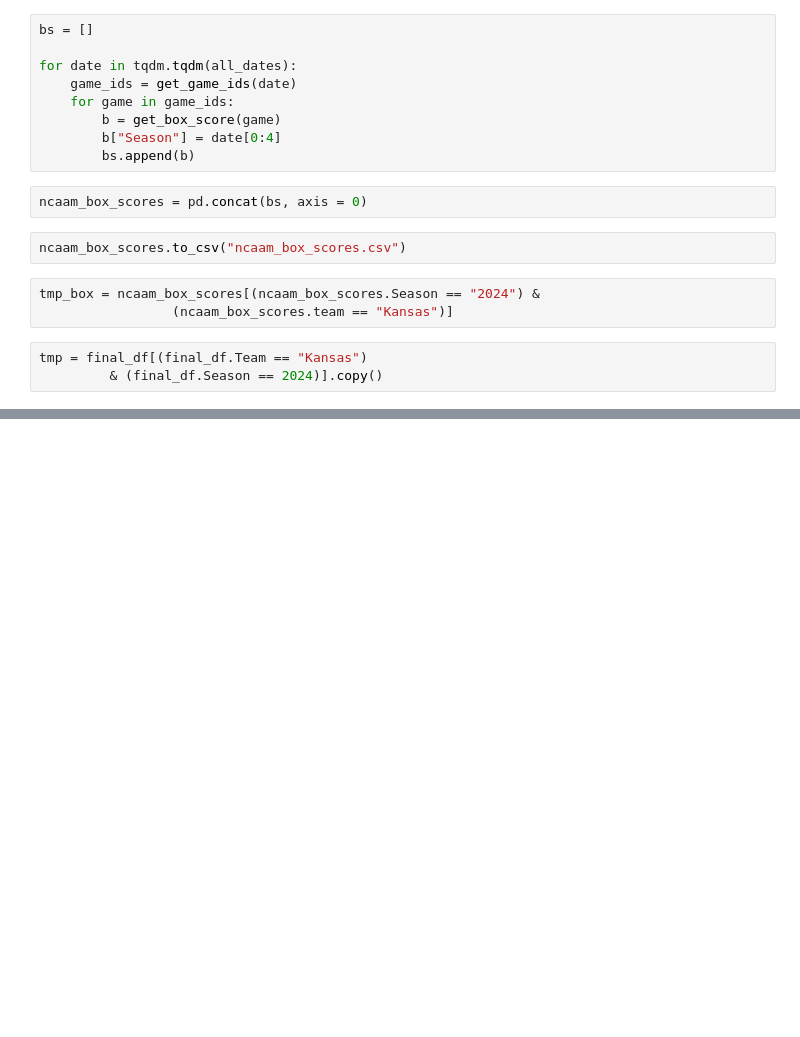
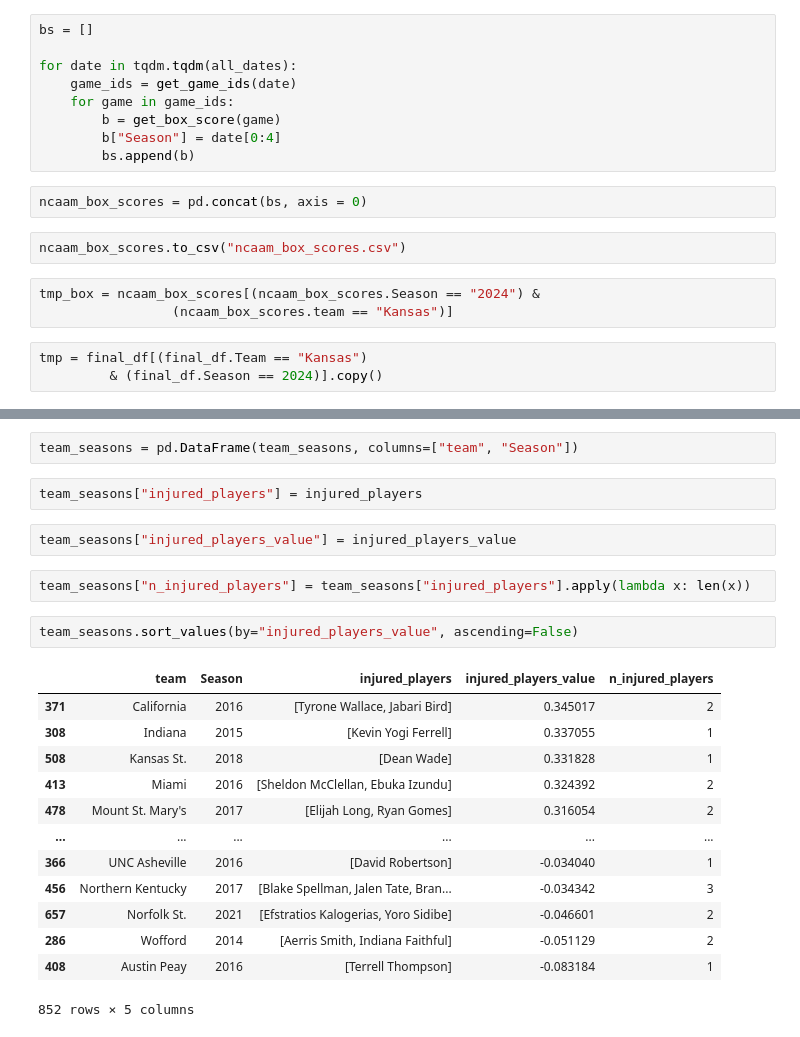
Before and after one commit to skydale23/kaggle-ncaam, a Jupyter notebook: 2025_model/development_notebooks/scrape_torvik.ipynb, the cells around one changed output, grey strips where cells are left out. Drawn from its saved outputs; the diff is of its cells as text; blank space fills up the shorter version.

Commit message:
finish injury data scraping

```diff
--- a/2025_model/development_notebooks/scrape_torvik.ipynb
+++ b/2025_model/development_notebooks/scrape_torvik.ipynb
@@ -353,0 +402,24 @@ print(players_with_high_distance)
+# %%
+team_seasons = pd.DataFrame(team_seasons, columns=["team", "Season"])
+# %%
+team_seasons["injured_players"] = injured_players
+# %%
+team_seasons["injured_players_value"] = injured_players_value
+# %%
+team_seasons["n_injured_players"] = team_seasons["injured_players"].apply(lambda x: len(x))
+# %%
+team_seasons.sort_values(by="injured_players_value", ascending=False)
+# %% [output]
+|  | team | Season | injured_players | injured_players_value | n_injured_players |
+| 371 | California | 2016 | [Tyrone Wallace, Jabari Bird] | 0.345017 | 2 |
+| 308 | Indiana | 2015 | [Kevin Yogi Ferrell] | 0.337055 | 1 |
+| 508 | Kansas St. | 2018 | [Dean Wade] | 0.331828 | 1 |
+| 413 | Miami | 2016 | [Sheldon McClellan, Ebuka Izundu] | 0.324392 | 2 |
+| 478 | Mount St. Mary's | 2017 | [Elijah Long, Ryan Gomes] | 0.316054 | 2 |
+| ... | ... | ... | ... | ... | ... |
+| 366 | UNC Asheville | 2016 | [David Robertson] | -0.034040 | 1 |
+| 456 | Northern Kentucky | 2017 | [Blake Spellman, Jalen Tate, Bran... | -0.034342 | 3 |
+| 657 | Norfolk St. | 2021 | [Efstratios Kalogerias, Yoro Sidibe] | -0.046601 | 2 |
+| 286 | Wofford | 2014 | [Aerris Smith, Indiana Faithful] | -0.051129 | 2 |
+| 408 | Austin Peay | 2016 | [Terrell Thompson] | -0.083184 | 1 |
+852 rows × 5 columns
```
Also changed, not shown: parts of 46 cells of this notebook.
